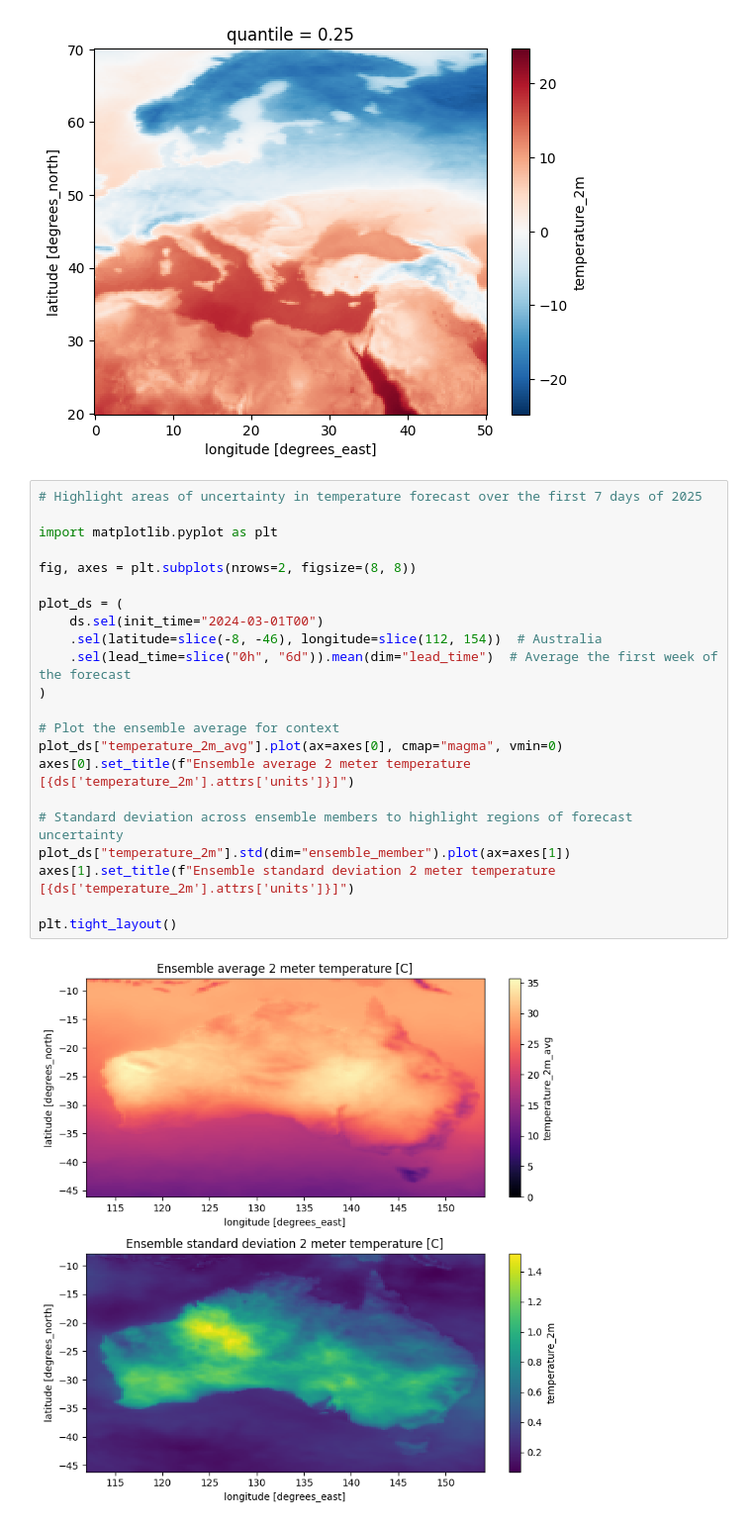
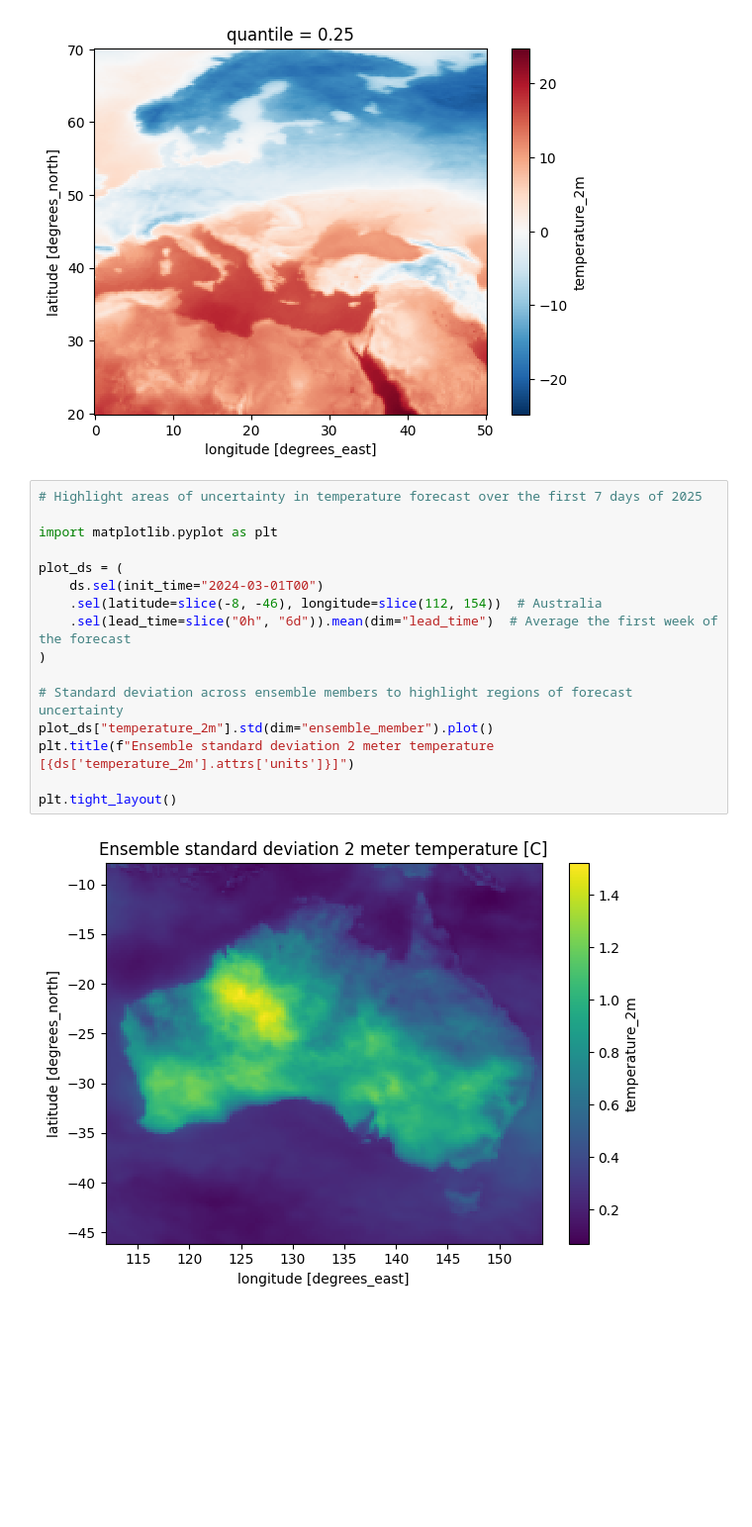
Before and after one commit to Nachiketa84/dynamical-org_notebooks, a Jupyter notebook: noaa-gefs-forecast-35-day.ipynb, the cells around one changed output. Shown at 99% size. Cells and saved outputs as stored; diff of their text form; blank space fills up the shorter version.

```diff
--- a/noaa-gefs-forecast-35-day.ipynb
+++ b/noaa-gefs-forecast-35-day.ipynb
@@ -71,24 +72,18 @@ ds = xr.open_zarr("https://data.dynamical.org/noaa/gefs/forecast-35-day/latest.z
 # %%
 # Highlight areas of uncertainty in temperature forecast over the first 7 days of 2025
 
 import matplotlib.pyplot as plt
-
-fig, axes = plt.subplots(nrows=2, figsize=(8, 8))
 
 plot_ds = (
     ds.sel(init_time="2024-03-01T00")
     .sel(latitude=slice(-8, -46), longitude=slice(112, 154))  # Australia
     .sel(lead_time=slice("0h", "6d")).mean(dim="lead_time")  # Average the first week of the forecast
 )
 
-# Plot the ensemble average for context
-plot_ds["temperature_2m_avg"].plot(ax=axes[0], cmap="magma", vmin=0)
-axes[0].set_title(f"Ensemble average 2 meter temperature [{ds['temperature_2m'].attrs['units']}]")
-
 # Standard deviation across ensemble members to highlight regions of forecast uncertainty
-plot_ds["temperature_2m"].std(dim="ensemble_member").plot(ax=axes[1])
-axes[1].set_title(f"Ensemble standard deviation 2 meter temperature [{ds['temperature_2m'].attrs['units']}]")
+plot_ds["temperature_2m"].std(dim="ensemble_member").plot()
+plt.title(f"Ensemble standard deviation 2 meter temperature [{ds['temperature_2m'].attrs['units']}]")
 
 plt.tight_layout()
 # %% [output]
-[figure, old version]
+[figure, new version]
```
Also changed, not shown: parts of 3 cells of this notebook.
